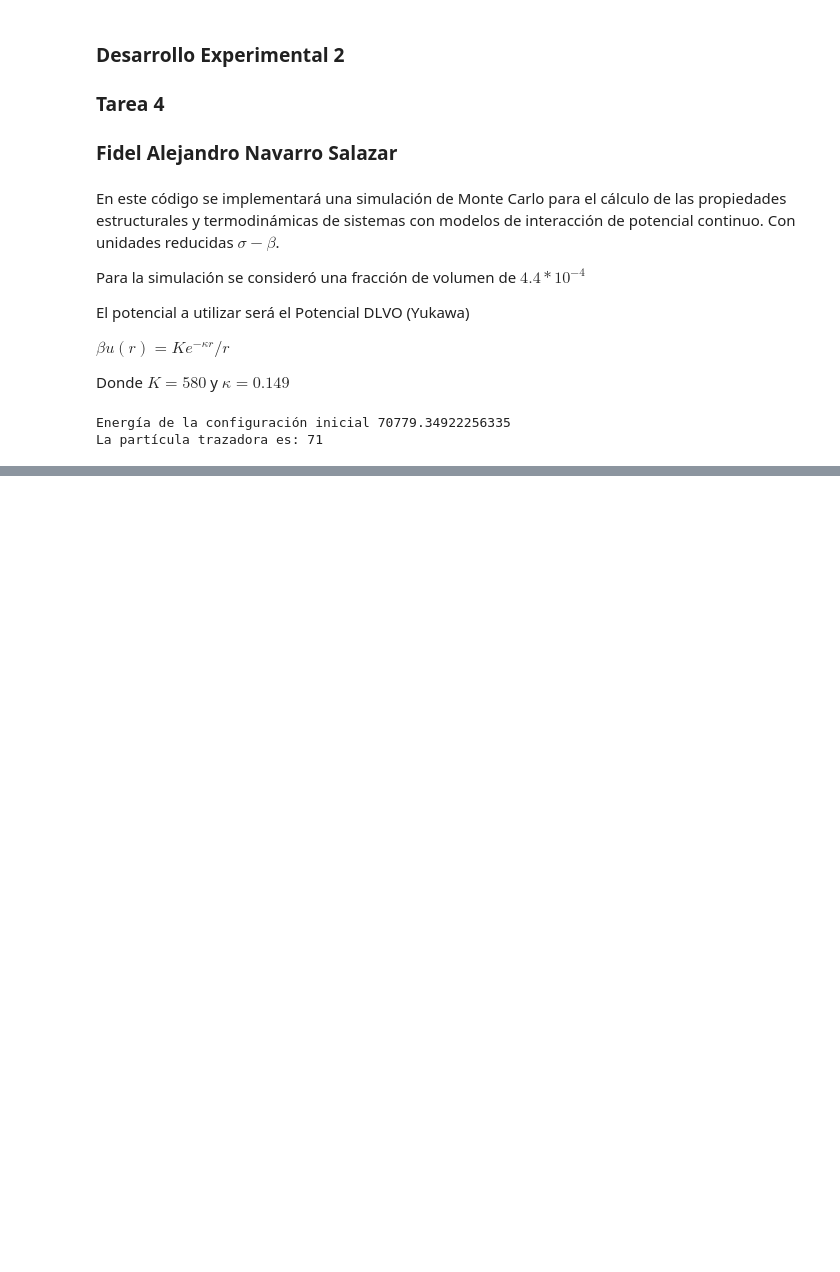
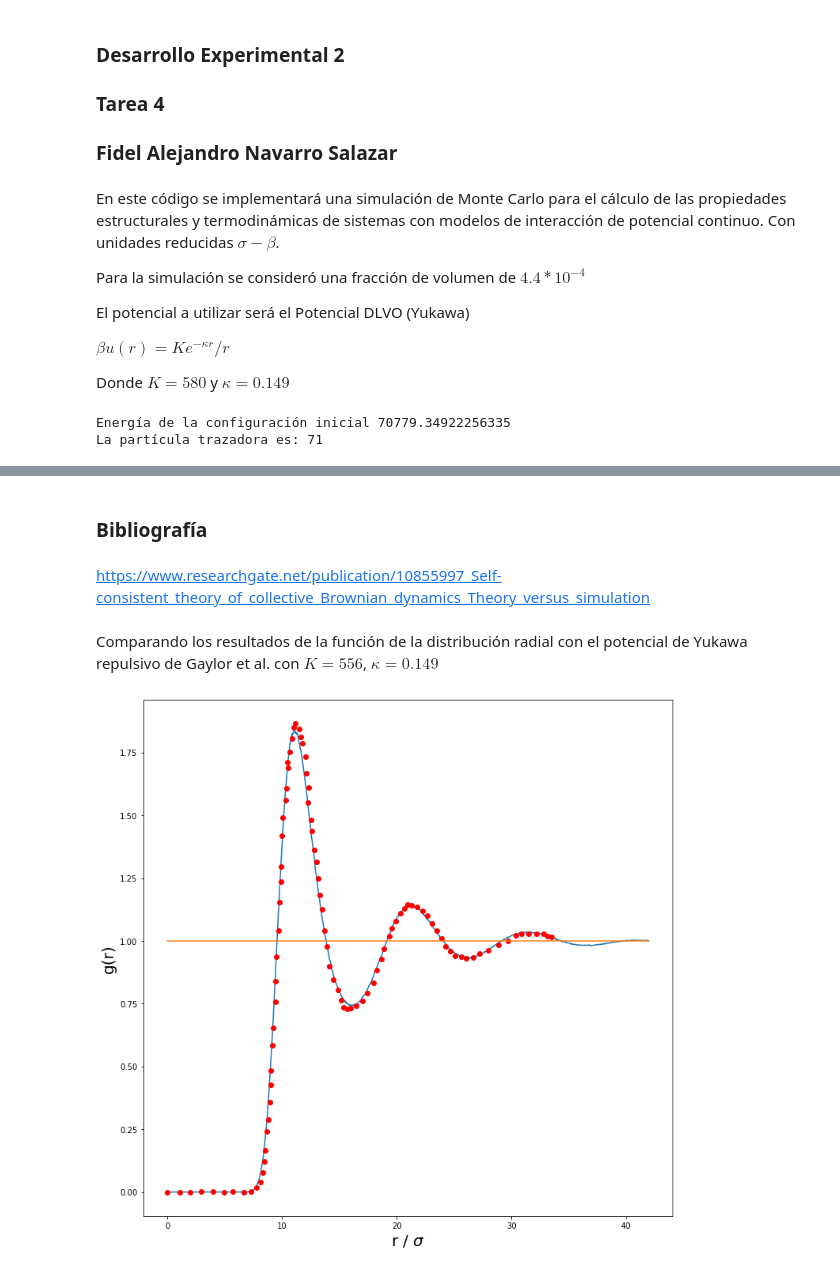
Before and after one commit to FidelNavarro/Desarrollo-Experimental-2, a Jupyter notebook: Tarea 4/Tarea4.ipynb, the cells around one changed output, grey strips where cells are left out. Cells and saved outputs as stored; diff of their text form; code cells hidden in the pictures; blank space fills up the shorter version.

```diff
--- a/Tarea 4/Tarea4.ipynb
+++ b/Tarea 4/Tarea4.ipynb
@@ -185,0 +187,26 @@ rho =  0.0008403380995252073 , Phs =  0.0026005359485541976
+# %% [markdown]
+<h3>Bibliografía
+# %% [markdown]
+https://www.researchgate.net/publication/10855997_Self-consistent_theory_of_collective_Brownian_dynamics_Theory_versus_simulation
+# %% [markdown]
+Comparando los resultados de la función de la distribución radial con el potencial de Yukawa repulsivo de Gaylor et al. con $K=556$, $\kappa = 0.149$
+# %%
+df = pd.read_csv("digit.csv", header=None)
+# %%
+fig, ax = plt.subplots(1,1)
+fig.set_size_inches(12,12)
+
+ax.plot(rt, gdr)
+ax.plot(df[0], df[1], "o",color = "red")
+
+ax.plot([rt.min(), rt.max()],[1,1])
+
+ax.set_ylabel("g(r)", size=20)
+ax.set_xlabel("r / $\sigma$", size=20)
+#ax.set_xlim(6, 10)
+
+fig.savefig('T4_GDR_comparación', dpi=fig.dpi, facecolor="white")
+
+plt.show()
+# %% [output]
+[figure, added]
```
Also changed, not shown: parts of 9 cells of this notebook, 2 other files.
